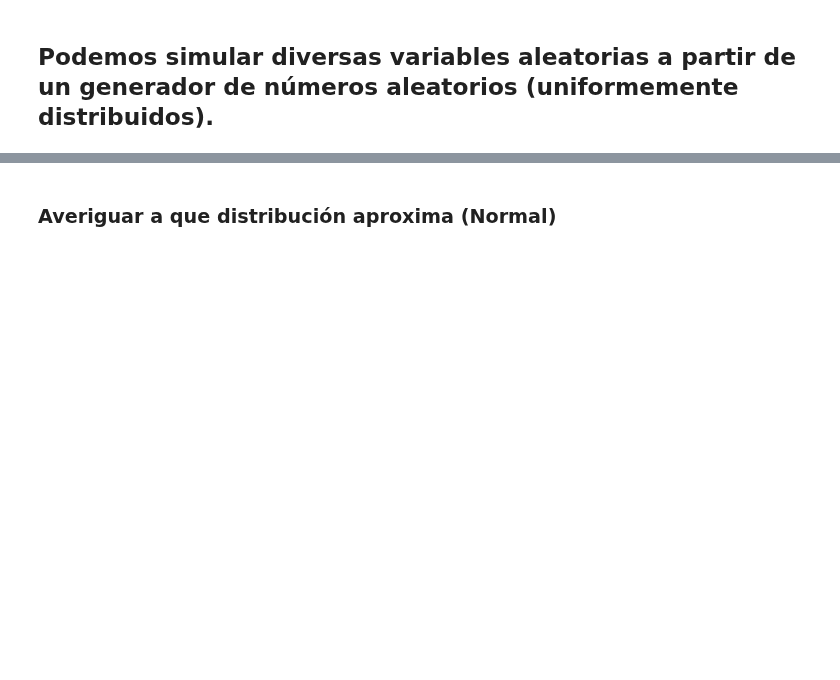
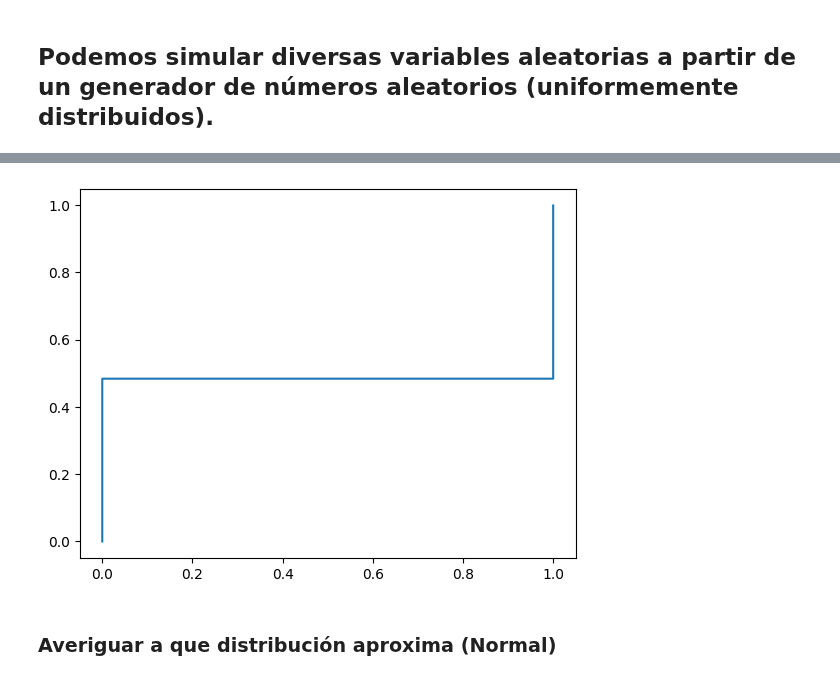
Before and after one commit to MartaPCastillo/Simulaci-n-I-, a Jupyter notebook: Generación_de_Variables_Aleatorias.ipynb, the cells around one changed output, grey strips where cells are left out. Drawn from its saved outputs; the diff is of its cells as text; code cells hidden in the pictures; blank space fills up the shorter version.

```diff
--- a/Generación_de_Variables_Aleatorias.ipynb
+++ b/Generación_de_Variables_Aleatorias.ipynb
@@ -434,3 +489,7 @@ plt.show()
+# %%
+plt.step(X,Y)
+# %% [output]
+[figure, added]
 # %% [markdown]
 ### Averiguar a que distribución aproxima (Normal)
 # %% [markdown]
```
Also changed, not shown: parts of 11 cells of this notebook.
